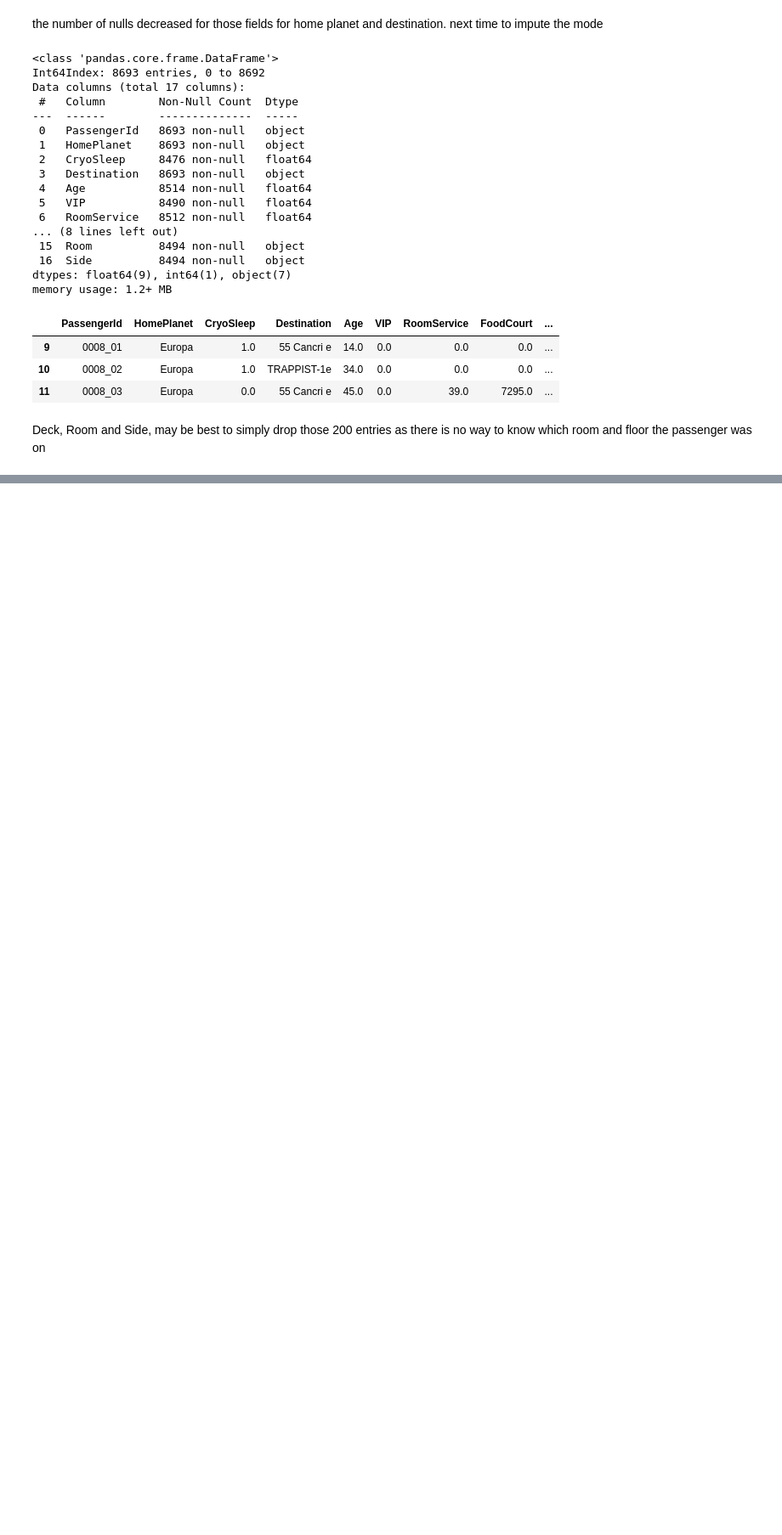
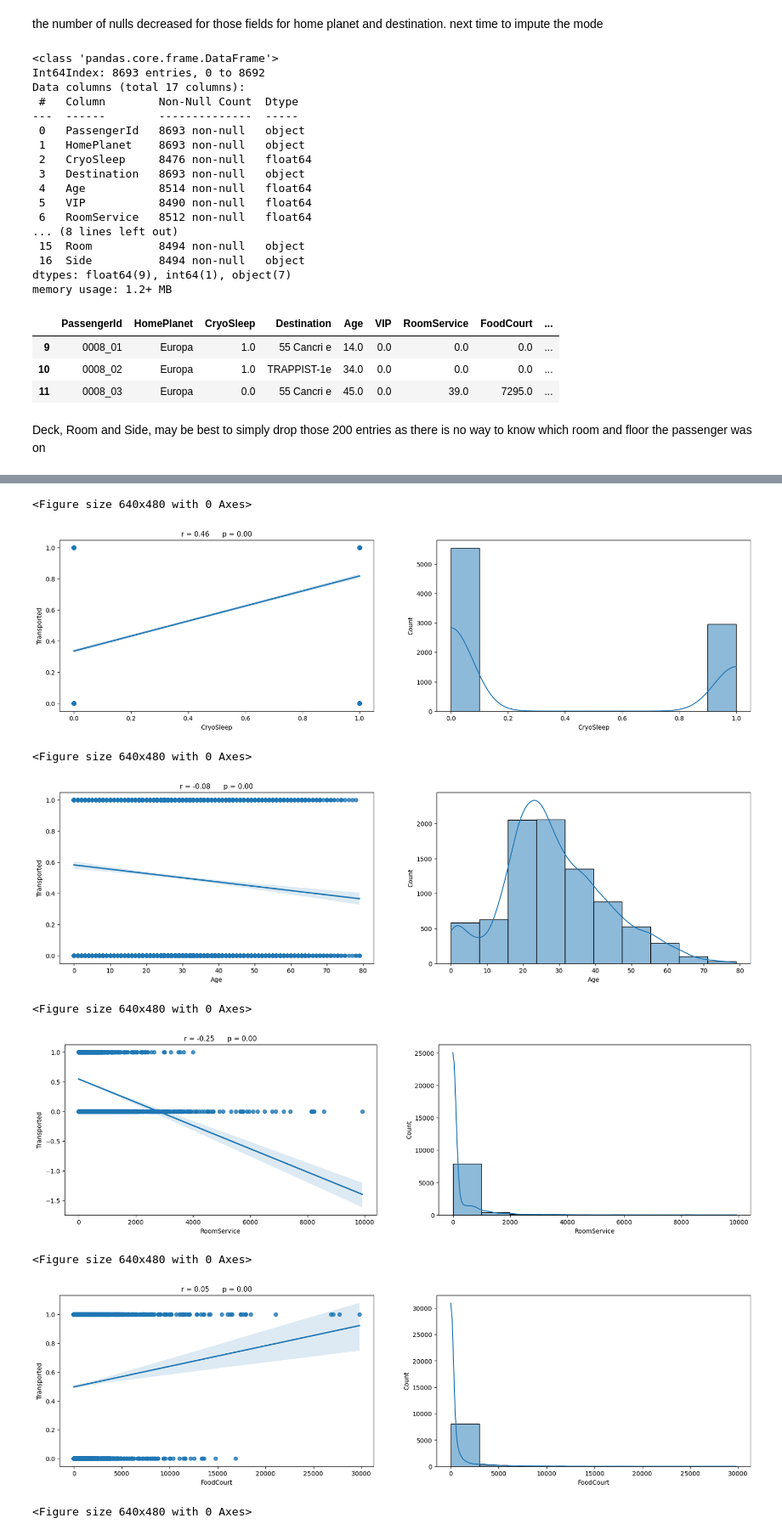
Before and after one commit to mickyals/Space_Titanic, a Jupyter notebook: Spaceship_Titanic_SpaceTimeAnomaly.ipynb, the cells around one changed output, grey strips where cells are left out. Shown at 85% size. Cells and saved outputs as stored; diff of their text form; code cells hidden in the pictures; blank space fills up the shorter version.

Commit message:
imputed values

```diff
--- a/Spaceship_Titanic_SpaceTimeAnomaly.ipynb
+++ b/Spaceship_Titanic_SpaceTimeAnomaly.ipynb
@@ -458,3 +459,8 @@ train_copy[train_copy['GroupId']==8]
 | 11 | 0008_03 | Europa | 0.0 | 55 Cancri e | 45.0 | 0.0 | 39.0 | 7295.0 | ... |
 # %% [markdown]
 Deck, Room and Side, may be best to simply drop those 200 entries as there is no way to know which room and floor the passenger was on
+# %%
+#let's drop and see the number of missing values
+train_copy.dropna(subset=['Deck'], inplace=True)
+train_copy.reset_index(drop=True, inplace=True)
+train_copy.info()
@@ -460,0 +485,8 @@ Deck, Room and Side, may be best to simply drop those 200 entries as there is no
+# %%
+#cat/num-like vars to impute
+s_imputes = ['VIP','CryoSleep']
+
+for col in s_imputes:
+    train_copy[col] = imp.fit_transform(train_copy[col].values.reshape(-1, 1))
+
+train_copy.info()
@@ -460,0 +511,10 @@ Deck, Room and Side, may be best to simply drop those 200 entries as there is no
+# %%
+#imputation of nummeric fields
+
+imp_cols = ['Age','RoomService','FoodCourt','ShoppingMall', 'Spa','VRDeck']
+
+iterative_imputer = IterativeImputer(estimator=RandomForestRegressor())
+
+train_copy[imp_cols] = iterative_imputer.fit_transform(train_copy[imp_cols])
+
+train_copy.info()
@@ -460,0 +553,19 @@ Deck, Room and Side, may be best to simply drop those 200 entries as there is no
+# %%
+#let's visualise again
+
+
+cat_vars = ['HomePlanet', 'Destination','VIP','Deck','Side']
+
+num_vars = ['CryoSleep','Age','RoomService','FoodCourt','ShoppingMall','Spa','VRDeck','GroupId']
+# %%
+numeric_graphs(train_copy, num_vars, y_value)
+# %% [output]
+<Figure size 640x480 with 0 Axes>
+[figure, added]
+<Figure size 640x480 with 0 Axes>
+[figure, added]
+<Figure size 640x480 with 0 Axes>
+[figure, added]
+<Figure size 640x480 with 0 Axes>
+[figure, added]
+<Figure size 640x480 with 0 Axes>
```
Also changed, not shown: parts of 10 cells of this notebook.
